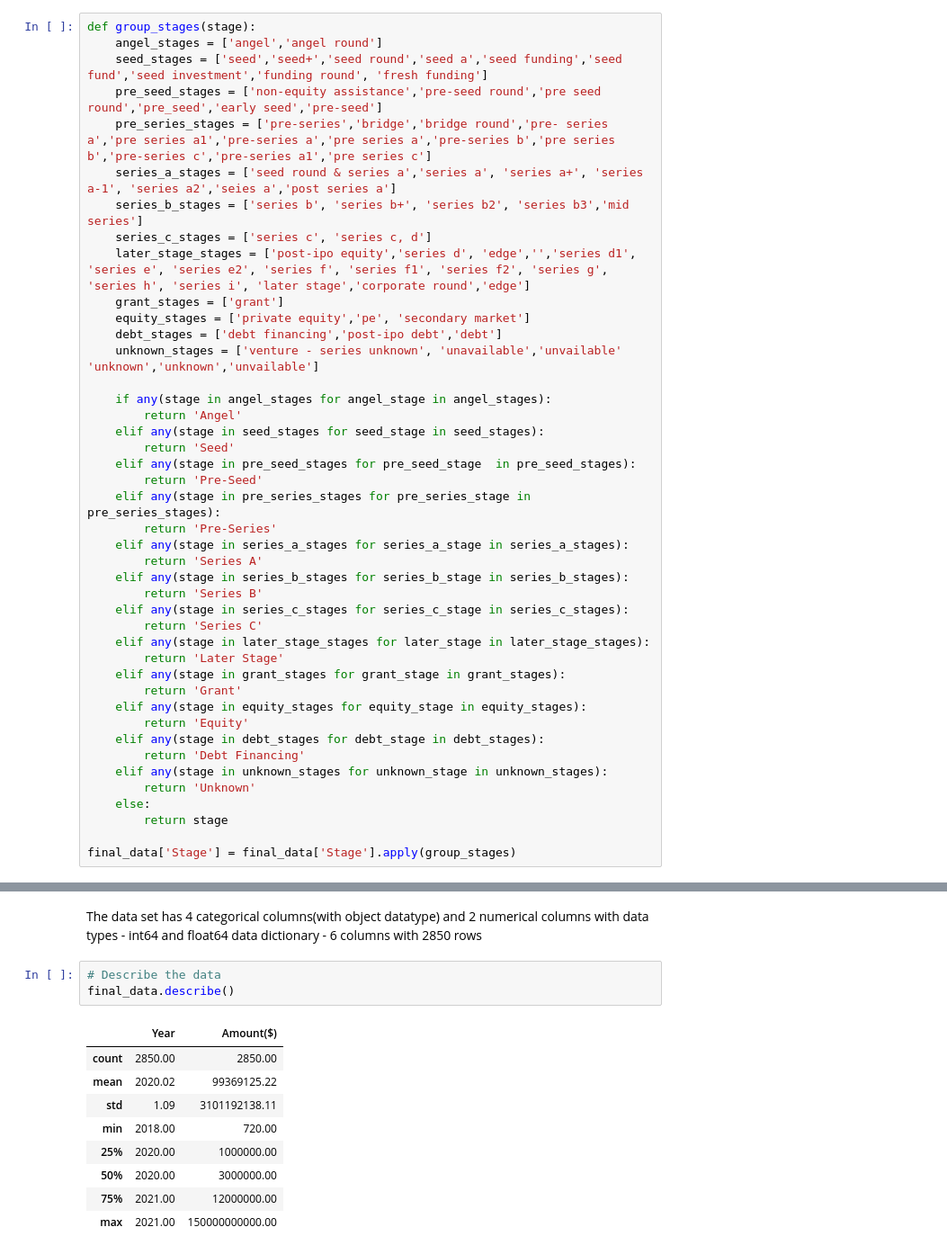
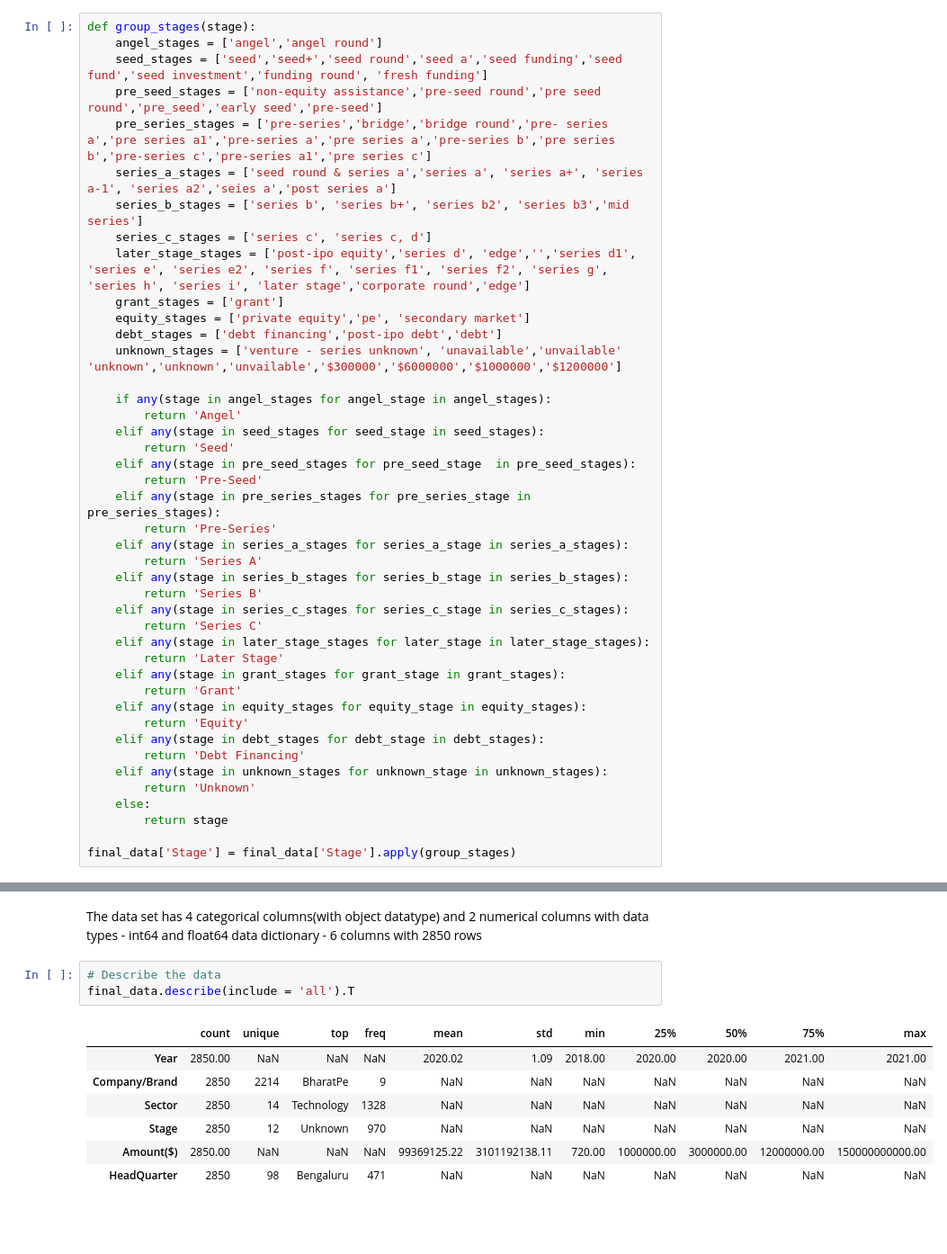
Before and after one commit to MarthaK-Coder/AZUBI-AFRICA--LP1-Sprint, a Jupyter notebook: ProjectNotebook.ipynb, the cells around one changed output, grey strips where cells are left out. Shown at 90% size. Drawn from its saved outputs; the diff is of its cells as text; blank space fills up the shorter version.

```diff
--- a/ProjectNotebook.ipynb
+++ b/ProjectNotebook.ipynb
@@ -1904,7 +1892,7 @@ def group_stages(stage):
     grant_stages = ['grant']
     equity_stages = ['private equity','pe', 'secondary market']
     debt_stages = ['debt financing','post-ipo debt','debt']
-    unknown_stages = ['venture - series unknown', 'unavailable','unvailable' 'unknown','unknown','unvailable']
+    unknown_stages = ['venture - series unknown', 'unavailable','unvailable' 'unknown','unknown','unvailable','$300000','$6000000','$1000000','$1200000']
 
     if any(stage in angel_stages for angel_stage in angel_stages):
         return 'Angel'
@@ -1968,14 +1956,12 @@ The data set has 4 categorical columns(with object datatype) and 2 numerical col
 data dictionary - 6 columns with 2850 rows
 # %%
 # Describe the data
-final_data.describe()
+final_data.describe(include = 'all').T
 # %% [output]
-|  | Year | Amount($) |
-| count | 2850.00 | 2850.00 |
-| mean | 2020.02 | 99369125.22 |
-| std | 1.09 | 3101192138.11 |
-| min | 2018.00 | 720.00 |
-| 25% | 2020.00 | 1000000.00 |
-| 50% | 2020.00 | 3000000.00 |
-| 75% | 2021.00 | 12000000.00 |
-| max | 2021.00 | 150000000000.00 |
+|  | count | unique | top | freq | mean | std | min | 25% | 50% | 75% | max |
+| Year | 2850.00 | NaN | NaN | NaN | 2020.02 | 1.09 | 2018.00 | 2020.00 | 2020.00 | 2021.00 | 2021.00 |
+| Company/Brand | 2850 | 2214 | BharatPe | 9 | NaN | NaN | NaN | NaN | NaN | NaN | NaN |
+| Sector | 2850 | 14 | Technology | 1328 | NaN | NaN | NaN | NaN | NaN | NaN | NaN |
+| Stage | 2850 | 12 | Unknown | 970 | NaN | NaN | NaN | NaN | NaN | NaN | NaN |
+| Amount($) | 2850.00 | NaN | NaN | NaN | 99369125.22 | 3101192138.11 | 720.00 | 1000000.00 | 3000000.00 | 12000000.00 | 150000000000.00 |
+| HeadQuarter | 2850 | 98 | Bengaluru | 471 | NaN | NaN | NaN | NaN | NaN | NaN | NaN |
```
Also changed, not shown: parts of 35 cells of this notebook.
